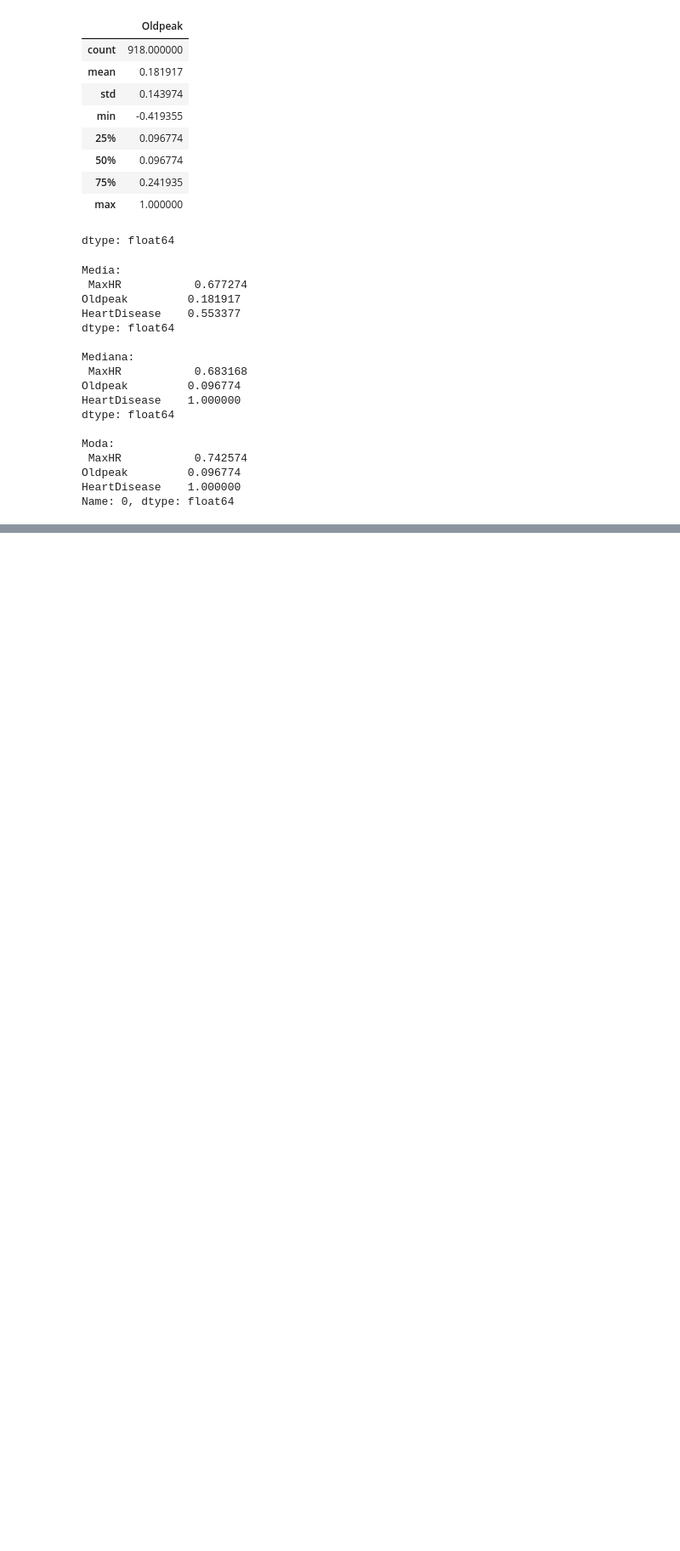
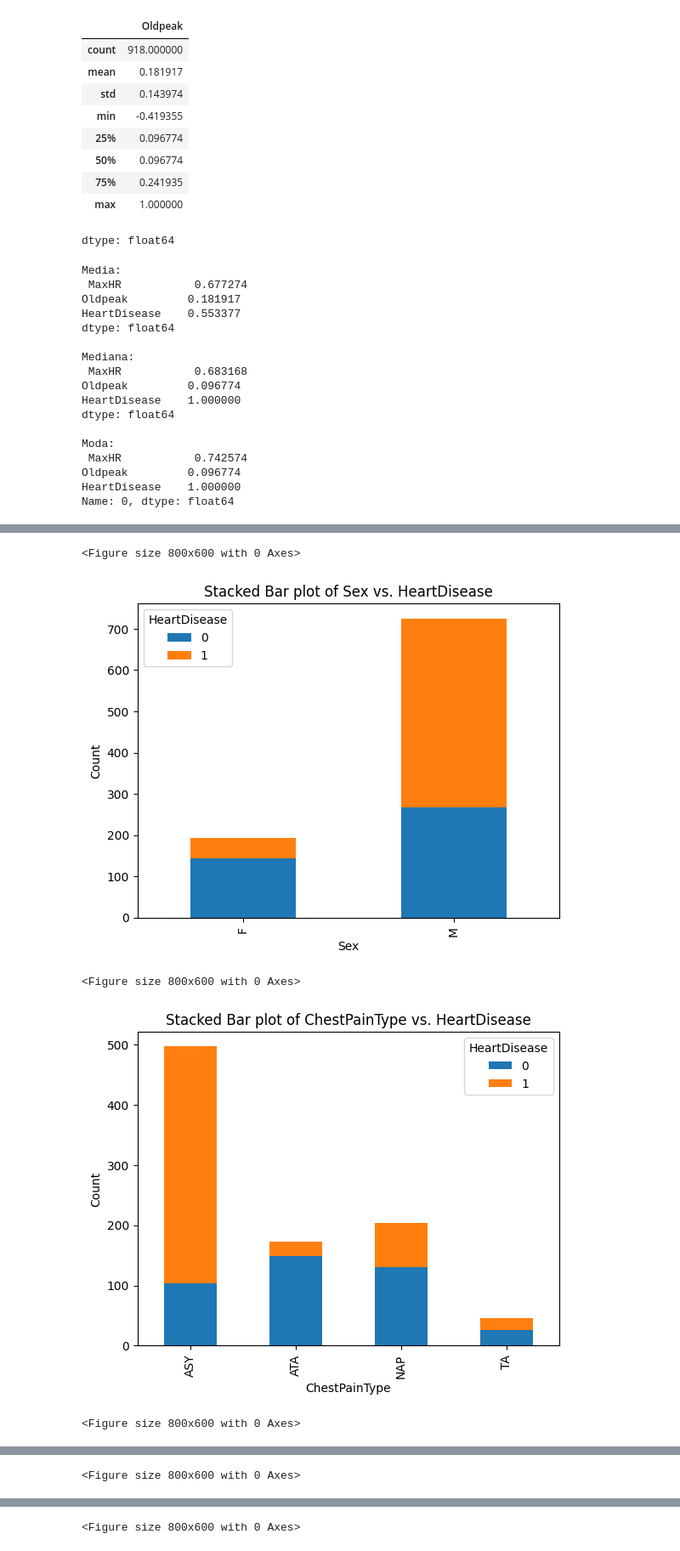
Before and after one commit to DiegoAlv9423/Taller_3_EDA, a Jupyter notebook: Taller_3_Análisis_bivariado.ipynb, the cells around one changed output, grey strips where cells are left out. Shown at 85% size. Saved outputs shown, nothing was run; the diff lists cells and outputs as text; code cells hidden in the pictures; blank space fills up the shorter version.

```diff
--- a/Taller_3_Análisis_bivariado.ipynb
+++ b/Taller_3_Análisis_bivariado.ipynb
@@ -1137,0 +1170,20 @@ Name: 0, dtype: float64
+# %%
+#Stacked chart para comparar categóricas con HeartDisease
+df = pd.read_csv('https://raw.githubusercontent.com/DiegoAlv9423/EDA_2025_1_DA/refs/heads/main/heart.csv')
+df_categoricas = df[['Sex','ChestPainType','RestingECG','ExerciseAngina','ST_Slope','HeartDisease']]
+
+for col in df_categoricas.columns:
+  if col != 'HeartDisease':
+    plt.figure(figsize=(8, 6))
+    pd.crosstab(df_categoricas[col], df_categoricas['HeartDisease']).plot(kind='bar', stacked=True)
+    plt.title(f'Stacked Bar plot of {col} vs. HeartDisease')
+    plt.xlabel(col)
+    plt.ylabel('Count')
+    plt.legend(title='HeartDisease')
+    plt.show()
+# %% [output]
+<Figure size 800x600 with 0 Axes>
+[figure, added]
+<Figure size 800x600 with 0 Axes>
+[figure, added]
+<Figure size 800x600 with 0 Axes>
@@ -1137,0 +1191 @@ Name: 0, dtype: float64
+<Figure size 800x600 with 0 Axes>
@@ -1137,0 +1193 @@ Name: 0, dtype: float64
+<Figure size 800x600 with 0 Axes>
```
Also changed, not shown: parts of 5 cells of this notebook.
